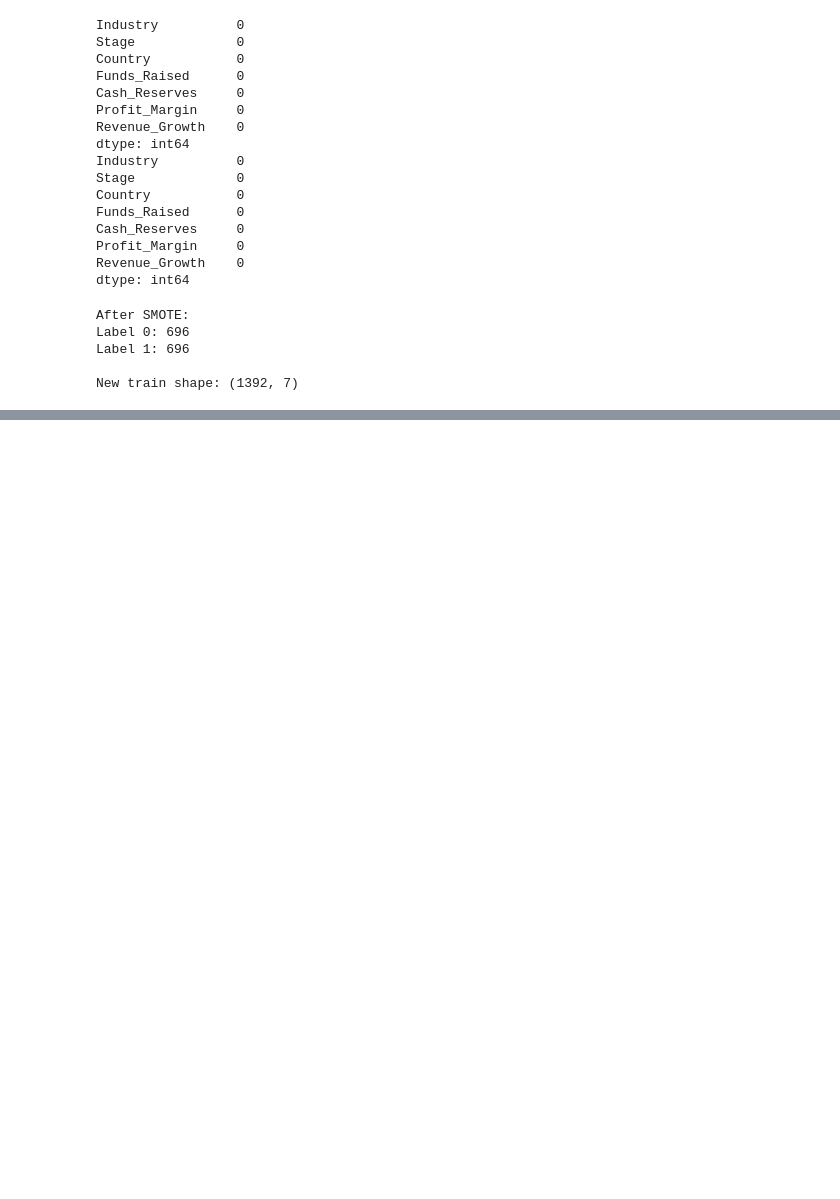
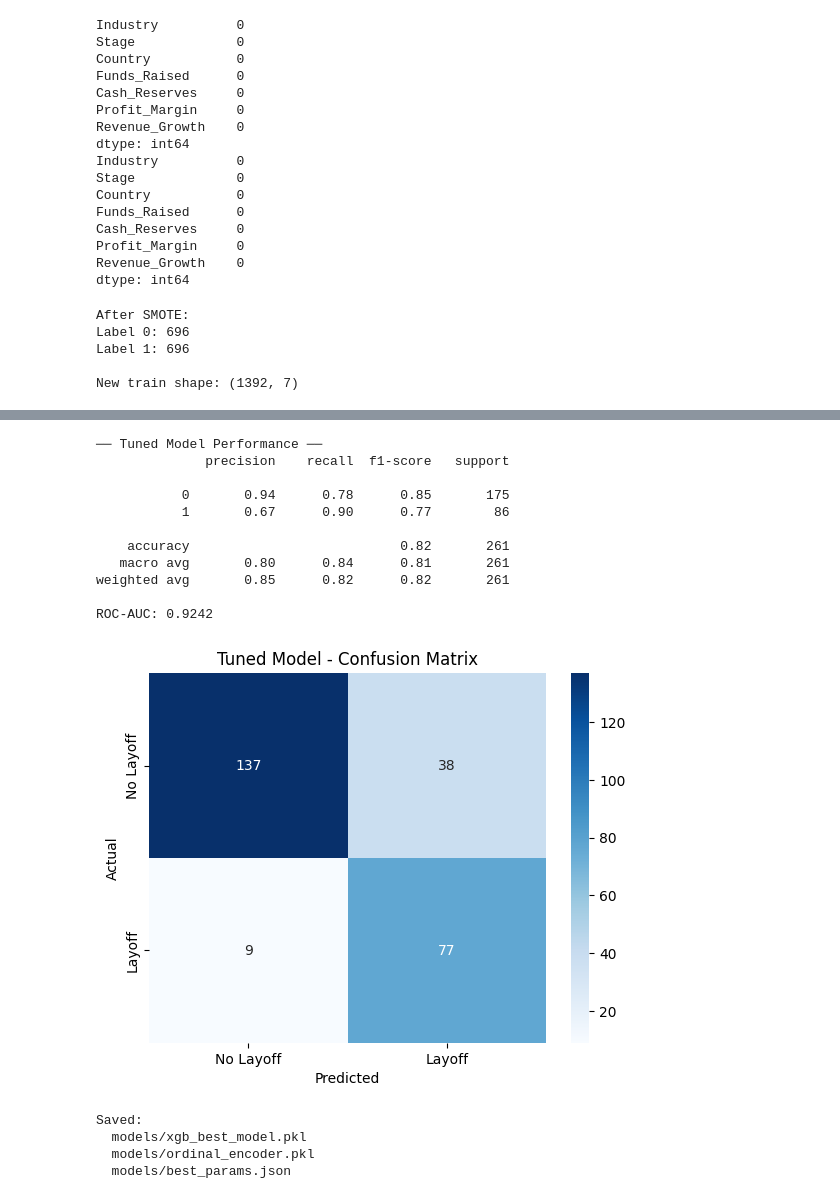
Before and after one commit to Yashwanth-Kumar-Kotla/early_layoff_warning, a Jupyter notebook: notebooks/03_experimenting.ipynb, the cells around one changed output, grey strips where cells are left out. Saved outputs shown, nothing was run; the diff lists cells and outputs as text; code cells hidden in the pictures; blank space fills up the shorter version.

```diff
--- a/notebooks/03_experimenting.ipynb
+++ b/notebooks/03_experimenting.ipynb
@@ -240,0 +412,58 @@ plt.show()
+# %%
+# Get best model from grid search
+best_model = grid_search.best_estimator_
+
+# Predict on test set
+y_pred_best = best_model.predict(X_test)
+y_prob_best = best_model.predict_proba(X_test)[:, 1]
+
+print("── Tuned Model Performance ──")
+print(classification_report(y_test, y_pred_best))
+print(f"ROC-AUC: {roc_auc_score(y_test, y_prob_best):.4f}")
+
+# Confusion matrix
+cm = confusion_matrix(y_test, y_pred_best)
+sns.heatmap(cm, annot=True, fmt='d', cmap='Blues',
+            xticklabels=['No Layoff', 'Layoff'],
+            yticklabels=['No Layoff', 'Layoff'])
+plt.title('Tuned Model - Confusion Matrix')
+plt.ylabel('Actual')
+plt.xlabel('Predicted')
+plt.show()
+# %% [output]
+── Tuned Model Performance ──
+              precision    recall  f1-score   support
+
+           0       0.94      0.78      0.85       175
+           1       0.67      0.90      0.77        86
+
+    accuracy                           0.82       261
+   macro avg       0.80      0.84      0.81       261
+weighted avg       0.85      0.82      0.82       261
+
+ROC-AUC: 0.9242
+[figure, added]
+# %%
+import pickle
+
+with open("/Users/yashwanthkumar/Desktop/Desktop/ML project/early_layoff_warning/models/best_xgboost.pkl", "wb") as f:
+    pickle.dump(best_model, f)
+
+with open("/Users/yashwanthkumar/Desktop/Desktop/ML project/early_layoff_warning/models/encoder.pkl", "wb") as f:
+    pickle.dump(oe_cv, f)
+
+import json
+best_params = {k.replace("model__", "") : v for k, v in grid_search.best_params_.items()}
+
+with open("../models/best_params.json", "w") as f:
+    json.dump(best_params, f, indent = 2)
+
+print("Saved:")
+print("  models/xgb_best_model.pkl")
+print("  models/ordinal_encoder.pkl")
+print("  models/best_params.json")
+# %% [output]
+Saved:
+  models/xgb_best_model.pkl
+  models/ordinal_encoder.pkl
+  models/best_params.json
```
Also changed, not shown: parts of 12 cells of this notebook, 10 other files.
